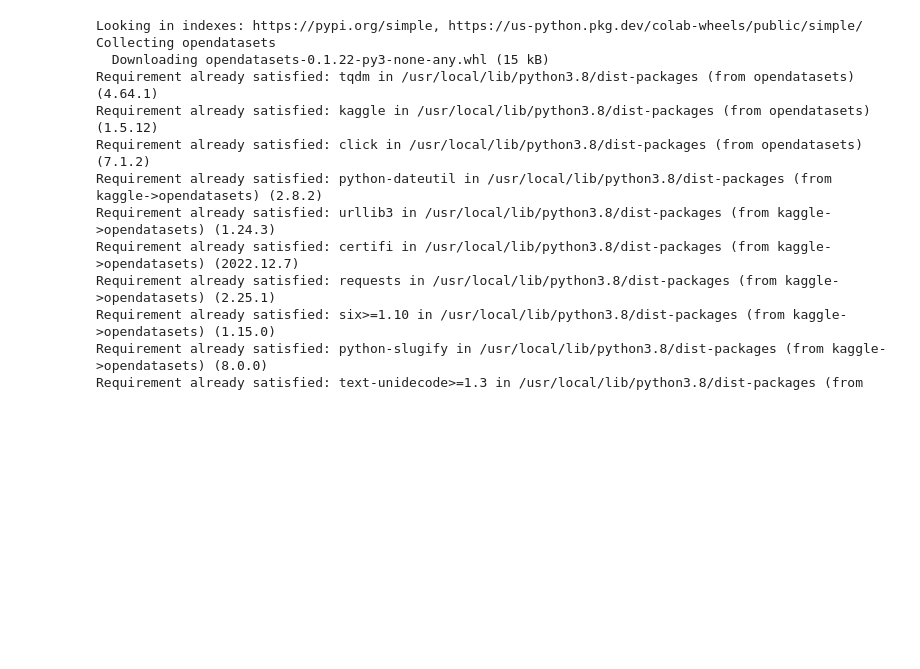
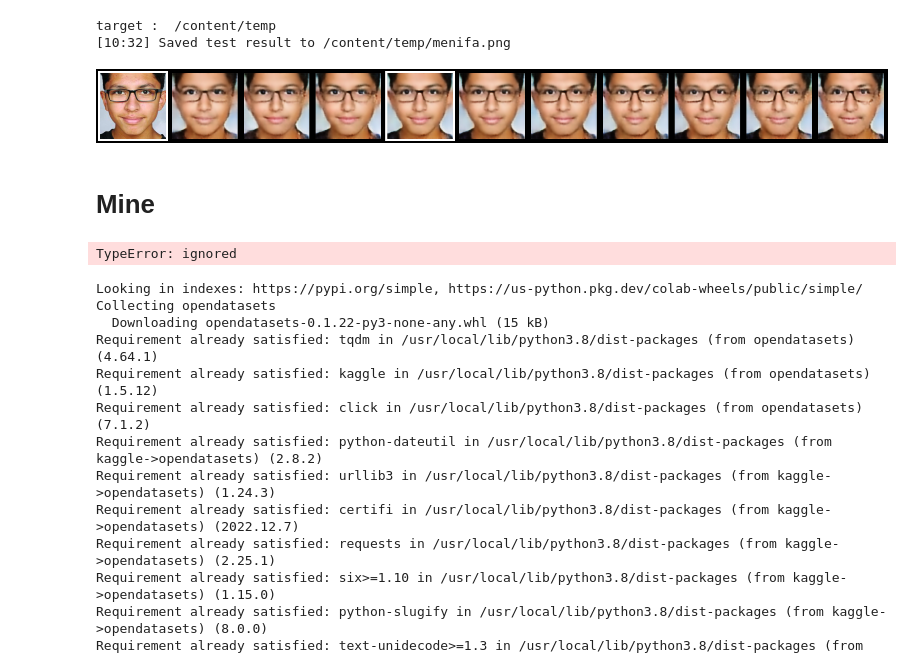
Before and after one commit to MaryamSayed01/Lost-children-, a Jupyter notebook: pre_trained_Con_GAN.ipynb, the cells around one changed output. Cells and saved outputs as stored; diff of their text form; code cells hidden in the pictures; blank space fills up the shorter version.

Commit message:
Update pre_trained_Con_GAN.ipynb
fixed some problems to make the model run on my colab

```diff
--- a/pre_trained_Con_GAN.ipynb
+++ b/pre_trained_Con_GAN.ipynb
@@ -55,3 +78,28 @@ net.load(load_path, slim=True)  # slim tells the net to load only the encoder an
+# %%
+# Game 1: Age Progression/Regression
+# change file name in model 'save_normalized_image' to fp
+# remember to add the age to the image name to know the actual age
+age = 100
+gender = MALE
+race = OTHER
+
+image_path = random.choice(glob.glob(os.path.join(dset_path, '{a}_{g}_{r}*'.format(a=age, g=gender, r=race))))
+Image(filename=image_path)  # Will select and show a person with the attributes you selected
+
+image_tensor = pil_to_model_tensor_transform(pil_loader(image_path))
+Image(filename=net.test_single(image_tensor=image_tensor, age=age, gender=gender, target="/content/temp", watermark=False))
+# %% [output]
+target :  /content/temp
+[10:32] Saved test result to /content/temp/menifa.png
+[figure, added]
+# %% [markdown]
+# Mine
+# %%
+# Game 1: Age Progression/Regression
+image_tensor = pil_to_model_tensor_transform(pil_loader(image_path))
+Image(filename=net.test_single(image_tensor=image_tensor, age=age, gender=gender, target="/content/temp", watermark=False))
+# %% [output]
+TypeError: ignored
 # %%
 !pip install opendatasets
 # %% [output]
```
Also changed, not shown: parts of 9 cells of this notebook.
